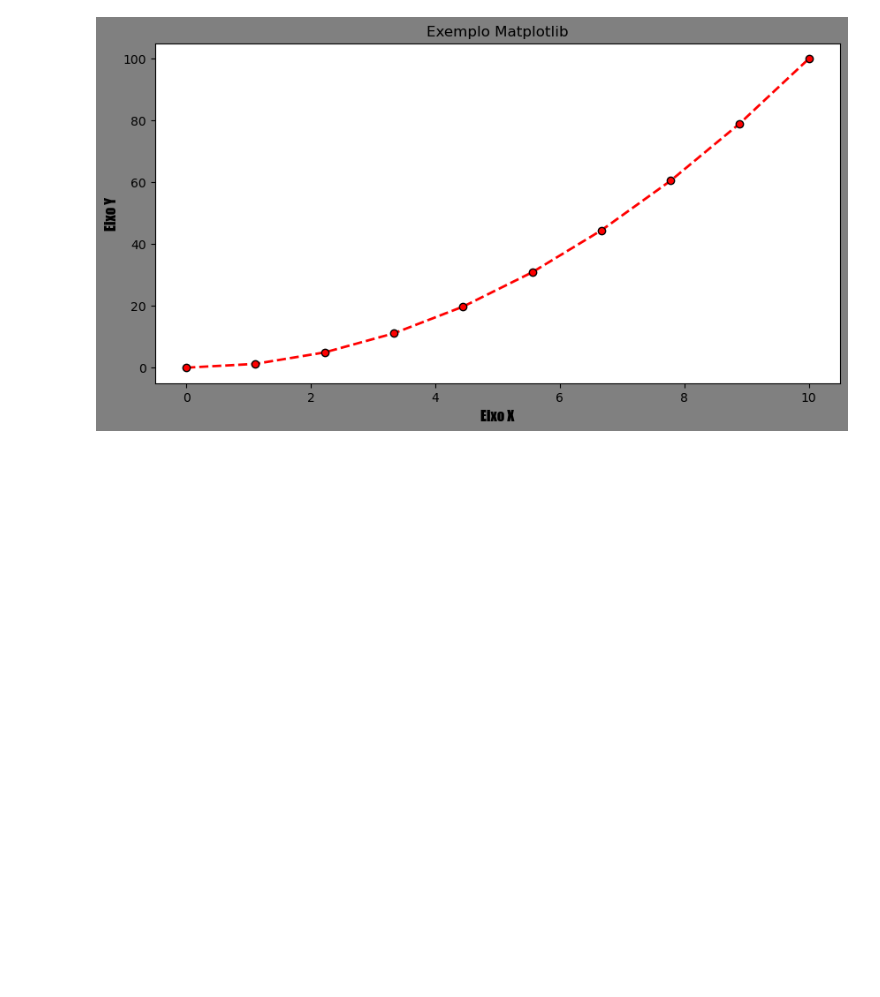
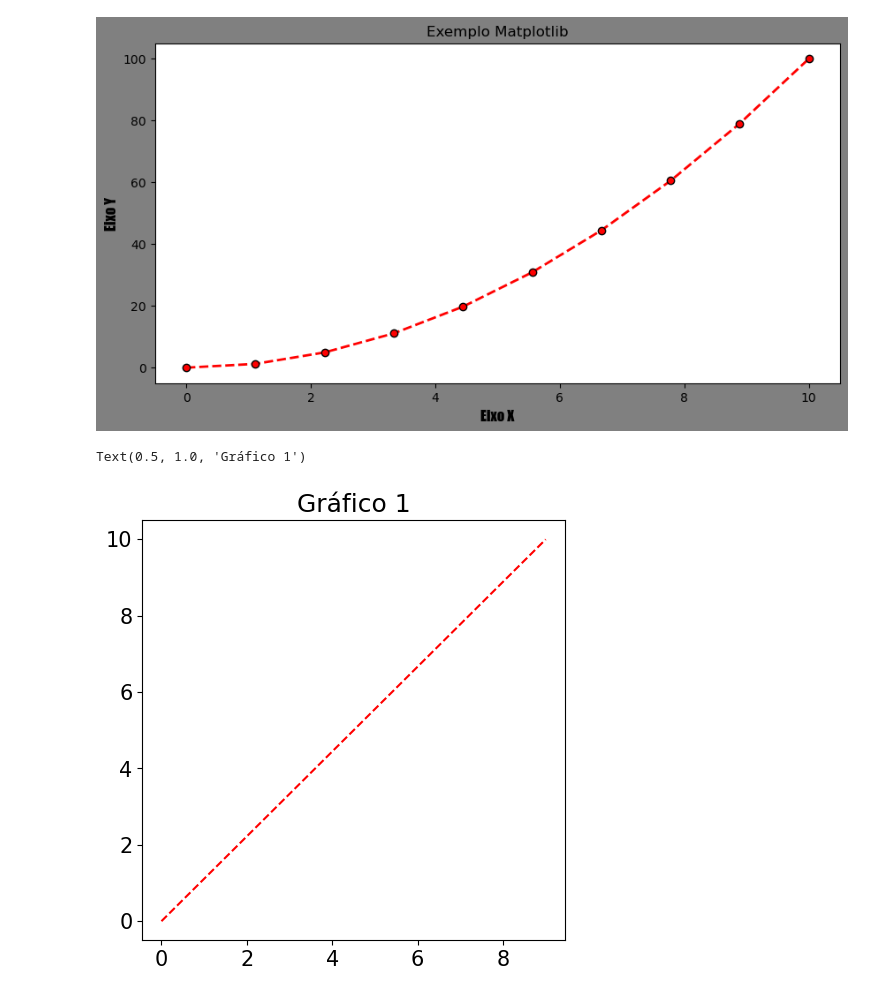
Before and after one commit to RSVictor/Codigos_IABD2024, a Jupyter notebook: Aula 03/exemplomatiplotilib.ipynb, the cells around one changed output. Cells and saved outputs as stored; diff of their text form; code cells hidden in the pictures; blank space fills up the shorter version.

```diff
--- a/Aula 03/exemplomatiplotilib.ipynb
+++ b/Aula 03/exemplomatiplotilib.ipynb
@@ -30,3 +30,14 @@ plt.plot(dados_x,dados_y,
 # %% [output]
 [<matplotlib.lines.Line2D at 0x...>]
 [figure]
+# %%
+plt.rcParams.update({'font.size':15})#define o tamnho da fonte
+plt.figure(figsize=(12,12))#define o tamnho da figura
+linhas = 2#define o numero de linhas
+colunas =2 #define o numero de colunas
+plt.subplot(linhas,colunas,1)#define o numero de linhas e colunas
+plt.plot(dados_x,'r--')
+plt.title("Gráfico 1")
+# %% [output]
+Text(0.5, 1.0, 'Gráfico 1')
+[figure, added]
```
